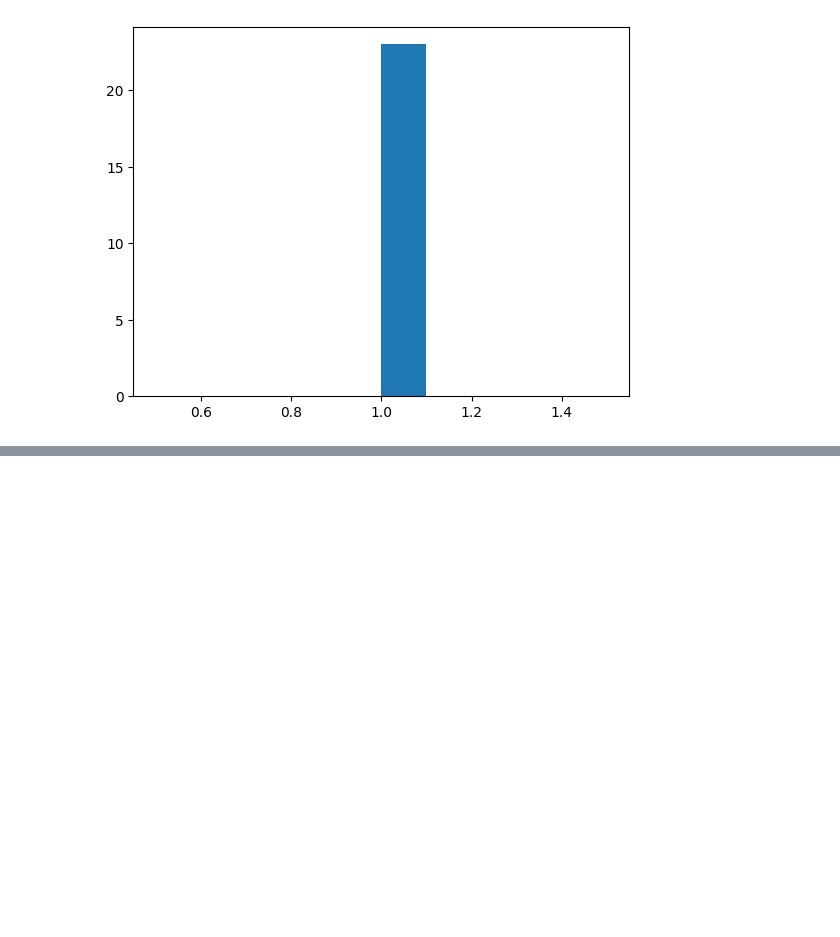
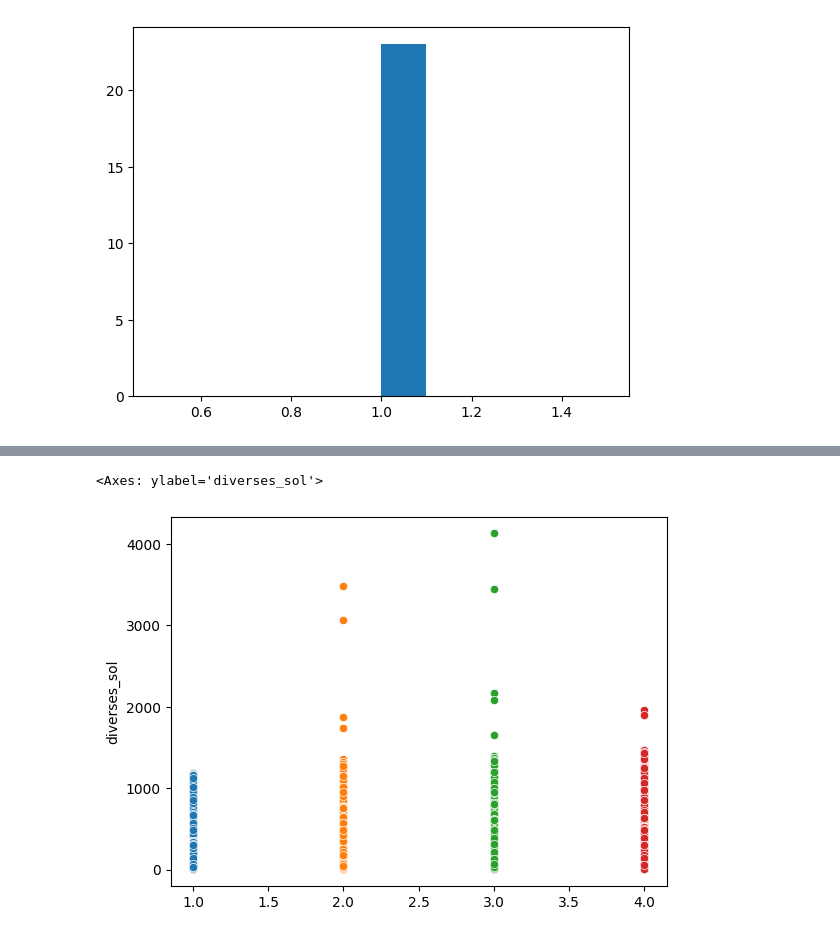
Before and after one commit to elgroselj/FAS, a Jupyter notebook: playground/visualize_chars.ipynb, the cells around one changed output, grey strips where cells are left out. Saved outputs shown, nothing was run; the diff lists cells and outputs as text; code cells hidden in the pictures; blank space fills up the shorter version.

```diff
--- a/playground/visualize_chars.ipynb
+++ b/playground/visualize_chars.ipynb
@@ -183,0 +303,8 @@ np.mean(vals), len(vals)
+# %%
+sns.scatterplot(data=df, x=1, y="diverses_sol")
+sns.scatterplot(data=df, x=2, y="remove_edges_trueskill_scc_iteratively_sol")
+sns.scatterplot(data=df, x=3, y="remove_edges_FAS_greedy_sol")
+sns.scatterplot(data=df, x=4, y="remove_edges_pagerank_scc_iteratively_sol")
+# %% [output]
+<Axes: ylabel='diverses_sol'>
+[figure, added]
```
Also changed, not shown: parts of 12 cells of this notebook, 4 other files.
